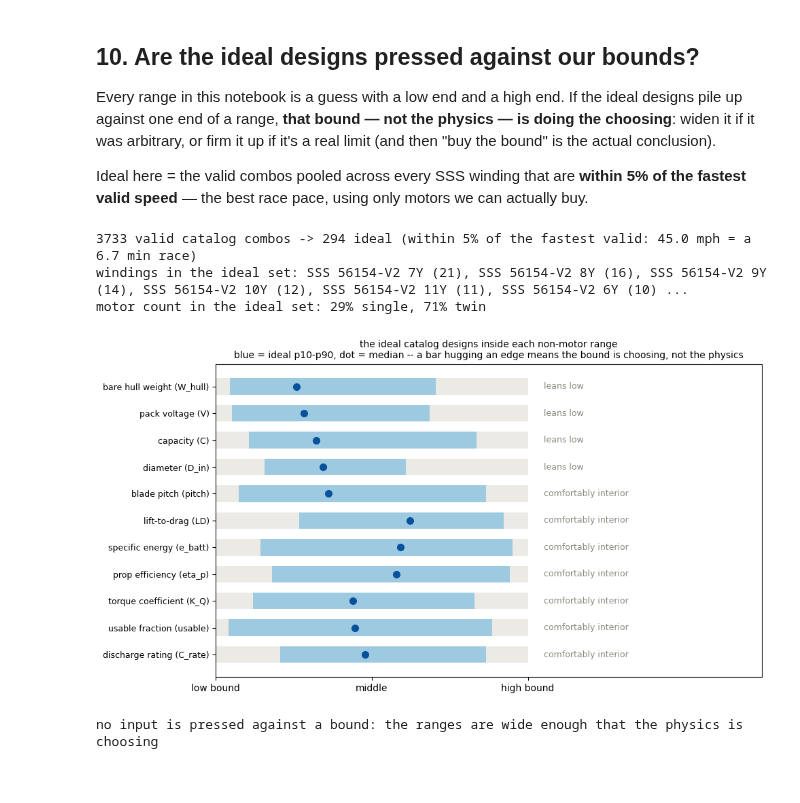
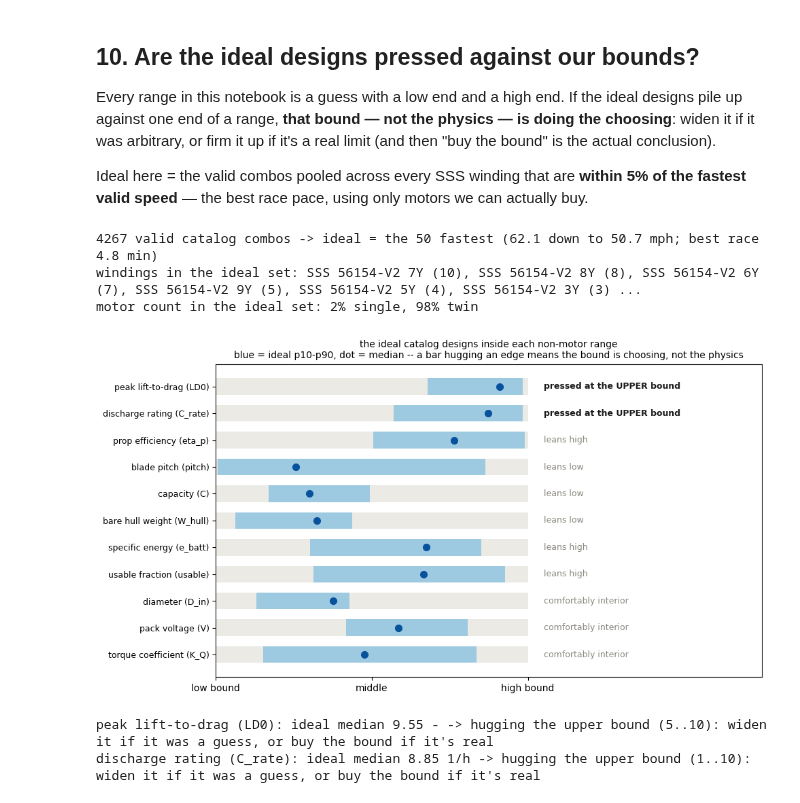
Before and after one commit to MarMar888/haav-modeling, a Jupyter notebook: willmarley.ipynb, the cells around one changed output. Drawn from its saved outputs; the diff is of its cells as text; code cells hidden in the pictures.

```diff
--- a/willmarley.ipynb
+++ b/willmarley.ipynb
@@ -456,7 +465,7 @@ UNITS = {**MOTOR_UNITS, **PROP_UNITS, **BATT_UNITS, **HULL_UNITS}
 CENTER = {k: (lo + hi) / 2 for k, (lo, hi) in BOUNDS.items()}  # reference for sweeps only
 CENTER["n_motors"] = 1.0  # sweeps and example charts assume a single motor
 
-def steady_state(Kv, R, I0, I_max, W_motor, n_motors, V, K_Q, D_in, pitch, eta_p, C, usable, e_batt, C_rate, W_hull, LD):
+def steady_state(Kv, R, I0, I_max, W_motor, n_motors, V, K_Q, D_in, pitch, eta_p, C, usable, e_batt, C_rate, W_hull, LD0):
     Kt = 60 / (2 * math.pi * Kv)
     a = K_Q * RHO * (D_in * 0.0254) ** 5 / 3600
     b = Kt / (Kv * R)
@@ -475,18 +484,21 @@ def steady_state(Kv, R, I0, I_max, W_motor, n_motors, V, K_Q, D_in, pitch, eta_p
     I_pack = n_motors * I
     W_batt = C * V / e_batt
     W = W_hull + W_batt + n_motors * W_motor + W_FIXED_LB
-    R_water_N = (W / LD) * 4.4482
-    v_ms = eta_p * shaft_w / R_water_N
+    A1 = (W * 4.4482 / LD0) * 0.44704  # watts per mph at vanishing speed
+    q = eta_p * shaft_w * V_LD_HALF ** 2 / A1
+    s = math.sqrt(q * q / 4 + V_LD_HALF ** 6 / 27)
+    cbrt = lambda x: math.copysign(abs(x) ** (1 / 3), x)
+    mph = cbrt(q / 2 + s) + cbrt(q / 2 - s)  # the cubic's one real root
     ceiling_mph = rpm * pitch / 1056
-    mph = v_ms / 0.44704
     capped = mph > ceiling_mph
     if capped:
         mph = ceiling_mph
     slip = mph / ceiling_mph
-    return dict(rpm=rpm, torque=torque, I=I_pack, I_1=I, limited=limited, I_cap=I_cap,
+    LD_op = LD0 / (1 + (mph / V_LD_HALF) ** 2)
+    return dict(rpm=rpm, torque=torque, I=I_pack, I_1=I, limited=limited, I_cap=I_cap, LD_op=LD_op,
                 pack_capped=DISCHARGE_DERATE * C_rate * C / n_motors < I_max, shaft_w=shaft_w,
                 elec_w=V * I_pack, eff=shaft_w / (V * I_pack), W_batt=W_batt, W=W,
-                R_lbf=W / LD, mph=mph, capped=capped, slip=slip,
+                R_lbf=W / LD_op, mph=mph, capped=capped, slip=slip,
                 minutes=60 * usable * C / I_pack)
 
 def solve(**over):
@@ -647,7 +659,7 @@ any input range above, re-run, and the conclusions reshape themselves.
 # what we demand of the boat (edit freely), and where the model can be trusted
 REQS = {"min_speed_mph": 15.0, "max_weight_lb": 160.0}
 RACE = {"miles": 5.0, "reserve": 1.3}  # course length + energy reserve -- EDIT to the real race
-SANITY = {"min_motor_eff": 0.5, "min_slip": 0.5, "max_speed_mph": 45.0}
+SANITY = {"min_motor_eff": 0.5, "min_slip": 0.5}
 
 eff_s = np.array([r["eff"] for r in runs])
 slip_s = np.array([r["slip"] for r in runs])
@@ -660,7 +672,6 @@ checks = {
     f"weight <= {REQS['max_weight_lb']:g} lb  (still a small boat)": wt <= REQS["max_weight_lb"],
     f"motor eff >= {SANITY['min_motor_eff']:g}  (less heat than shaft power)": eff_s >= SANITY["min_motor_eff"],
     f"slip >= {SANITY['min_slip']:g}  (prop not absurdly over-pitched)": slip_s >= SANITY["min_slip"],
-    f"speed <= {SANITY['max_speed_mph']:g} mph  (past this, constant L/D is fiction)": spd <= SANITY["max_speed_mph"],
 }
 valid = np.ones(N, dtype=bool)
 w = max(len(k) for k in checks)
@@ -727,14 +737,15 @@ if valid.any():
     ax.scatter(spd[valid], rt[valid], s=10, color="#4292c6", alpha=0.6, edgecolors="none", label="valid")
     ax.scatter(spd[ideal_m], rt[ideal_m], s=16, color="#08519c", edgecolors="none",
                label="ideal (within 5% of fastest)")
-    vx = np.linspace(REQS["min_speed_mph"] * 0.7, SANITY["max_speed_mph"] * 1.2, 200)
+    v_hi = spd[valid].max() * 1.15
+    vx = np.linspace(REQS["min_speed_mph"] * 0.7, v_hi, 200)
     ax.plot(vx, 60 * RACE["miles"] / vx * RACE["reserve"], ls="--", color="#777777", lw=1.2)
     ax.annotate(f"runtime needed to finish {RACE['miles']:g} mi (+{RACE['reserve'] - 1:.0%} reserve)"
                 "\nfar above this line = battery towed for nothing",
                 (vx[len(vx) // 2], 60 * RACE["miles"] / vx[len(vx) // 2] * RACE["reserve"]),
                 xytext=(0, -30), textcoords="offset points", ha="center", fontsize=8, color="#555555")
     ax.axvline(REQS["min_speed_mph"], color="#aaaaaa", lw=0.8, ls="--")
-    ax.set_xlim(0, SANITY["max_speed_mph"] * 1.25)
+    ax.set_xlim(0, v_hi)
     ax.set_ylim(0, np.percentile(rt[valid], 99) * 1.18)
     ax.set_xlabel("speed (mph)"); ax.set_ylabel("runtime carried (min)")
     ax.set_title("ideal = fastest valid; runtime only has to clear the dashed race line", fontsize=11)
@@ -799,8 +810,7 @@ def run_winding(m):
         r["ok"] = (r["mph"] >= REQS["min_speed_mph"]
                    and r["minutes"] >= 60 * RACE["miles"] / r["mph"] * RACE["reserve"]
                    and r["W"] <= REQS["max_weight_lb"] and r["eff"] >= SANITY["min_motor_eff"]
-                   and r["slip"] >= SANITY["min_slip"] and r["mph"] <= SANITY["max_speed_mph"]
-                   and r["rpm"] <= m["max_rpm"])
+                   and r["slip"] >= SANITY["min_slip"] and r["rpm"] <= m["max_rpm"])
         r["inputs"] = p  # the non-motor inputs actually used (V after the v_max clamp)
         res.append(r)
     return res
@@ -899,9 +909,12 @@ from collections import Counter
 
 mph_a = np.array([d["mph"] for d in CAT_VALID])
 best_mph = mph_a.max()
-IDEAL = [d for d, m in zip(CAT_VALID, mph_a) if m >= 0.95 * best_mph]
-print(f"{len(CAT_VALID)} valid catalog combos -> {len(IDEAL)} ideal (within 5% of the "
-      f"fastest valid: {best_mph:.1f} mph = a {60 * RACE['miles'] / best_mph:.1f} min race)")
+keep = max(50, int((mph_a >= 0.95 * best_mph).sum()))  # a statistically useful ideal set
+order = np.argsort(-mph_a)[:keep]
+IDEAL = [CAT_VALID[i] for i in order]
+slowest_ideal = mph_a[order[-1]]
+print(f"{len(CAT_VALID)} valid catalog combos -> ideal = the {len(IDEAL)} fastest "
+      f"({best_mph:.1f} down to {slowest_ideal:.1f} mph; best race {60 * RACE['miles'] / best_mph:.1f} min)")
 mix = Counter(d["name"] for d in IDEAL).most_common()
 print("windings in the ideal set: " + ", ".join(f"{n} ({c})" for n, c in mix[:6])
       + (" ..." if len(mix) > 6 else ""))
@@ -929,38 +942,39 @@ for i, (k, q10, q50, q90) in enumerate(rows):
     y = len(rows) - 1 - i
     ax.barh(y, 1.0, left=0, height=0.62, color="#eceae5", zorder=1)
     ax.barh(y, q90 - q10, left=q10, height=0.62, color="#9ecae1", zorder=2)
     ax.plot(q50, y, "o", color="#08519c", ms=7, zorder=3)
     text, pinned = verdict(q50)
     ax.text(1.05, y, text, va="center", fontsize=9,
             color="#1a1a19" if pinned else "#8a887f",
             fontweight="bold" if pinned else "normal")
 ax.set_yticks([len(rows) - 1 - i for i in range(len(rows))])
 ax.set_yticklabels([f"{LABELS[k]} ({k})" for k, *_ in rows], fontsize=9)
 ax.set_xlim(0, 1.75); ax.set_xticks([0, 0.5, 1.0])
 ax.set_xticklabels(["low bound", "middle", "high bound"])
 ax.set_title("the ideal catalog designs inside each non-motor range\nblue = ideal p10-p90, dot = median -- a bar hugging an edge means the bound is choosing, not the physics",
              fontsize=10)
 plt.tight_layout(); plt.show()
 
 print()
 pinned_any = False
 for k, q10, q50, q90 in rows:
     text, pinned = verdict(q50)
     if pinned:
         pinned_any = True
         lo, hi = BOUNDS[k]
         med_val = lo + q50 * (hi - lo)
         side = "upper" if q50 >= 0.8 else "lower"
         print(f"{LABELS[k]} ({k}): ideal median {med_val:.3g} {UNITS[k]} -> hugging the {side} "
               f"bound ({lo:g}..{hi:g}): widen it if it was a guess, or buy the bound if it's real")
 if not pinned_any:
     print("no input is pressed against a bound: the ranges are wide enough that the physics is choosing")
 # %% [output]
-3733 valid catalog combos -> 294 ideal (within 5% of the fastest valid: 45.0 mph = a 6.7 min race)
-windings in the ideal set: SSS 56154-V2 7Y (21), SSS 56154-V2 8Y (16), SSS 56154-V2 9Y (14), SSS 56154-V2 10Y (12), SSS 56154-V2 11Y (11), SSS 56154-V2 6Y (10) ...
-motor count in the ideal set: 29% single, 71% twin
+4267 valid catalog combos -> ideal = the 50 fastest (62.1 down to 50.7 mph; best race 4.8 min)
+windings in the ideal set: SSS 56154-V2 7Y (10), SSS 56154-V2 8Y (8), SSS 56154-V2 6Y (7), SSS 56154-V2 9Y (5), SSS 56154-V2 5Y (4), SSS 56154-V2 3Y (3) ...
+motor count in the ideal set: 2% single, 98% twin
-[figure, old version]
+[figure, new version]
-no input is pressed against a bound: the ranges are wide enough that the physics is choosing
+peak lift-to-drag (LD0): ideal median 9.55 - -> hugging the upper bound (5..10): widen it if it was a guess, or buy the bound if it's real
+discharge rating (C_rate): ideal median 8.85 1/h -> hugging the upper bound (1..10): widen it if it was a guess, or buy the bound if it's real
 # %%
 # the shopping lists: three concrete ideal designs -- all race-pace, differing in cost of carry
 scores = []
```
Also changed, not shown: parts of 14 cells of this notebook, 3 other files.
